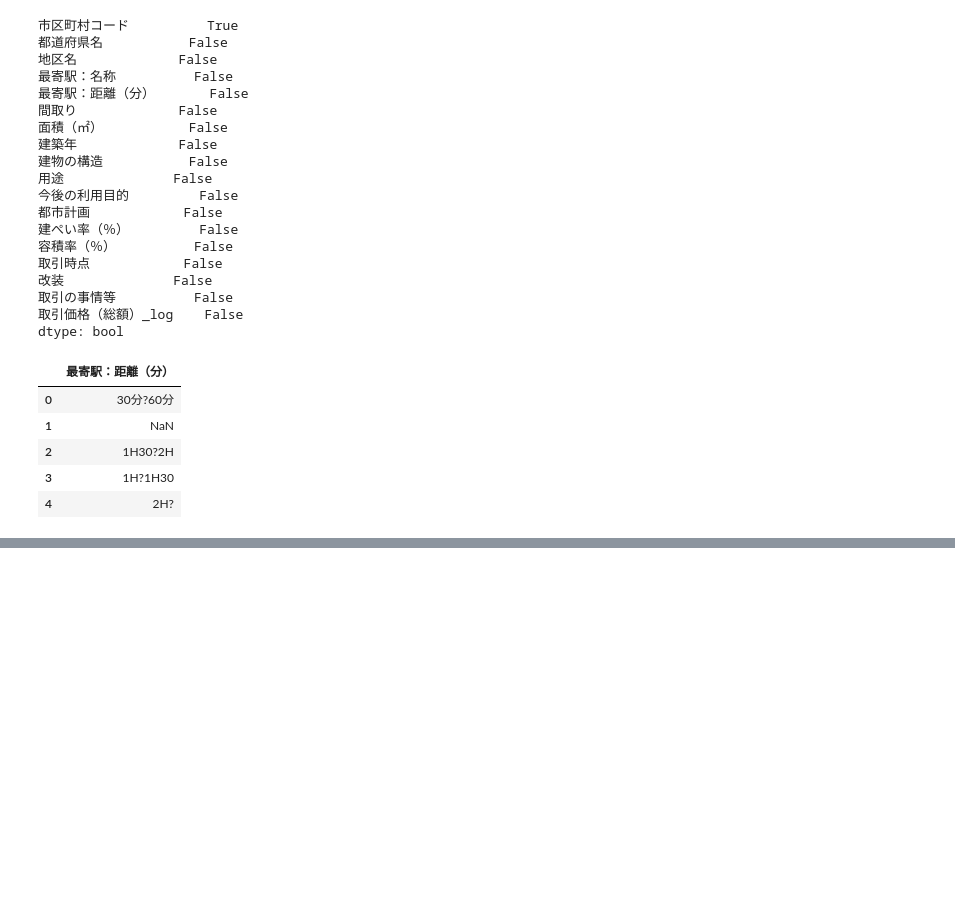
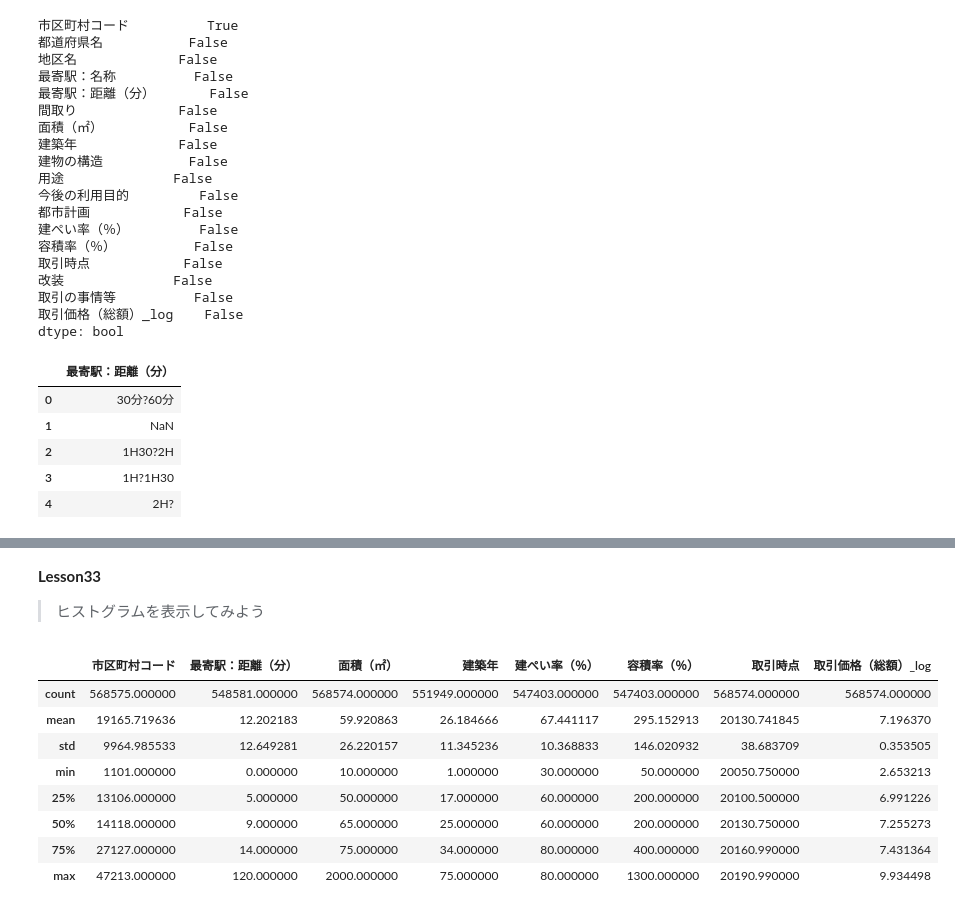
Before and after one commit to KJR020/Nishika_tutorial, a Jupyter notebook: Nishika_tutorial.ipynb, the cells around one changed output, grey strips where cells are left out. Saved outputs shown, nothing was run; the diff lists cells and outputs as text; code cells hidden in the pictures; blank space fills up the shorter version.

```diff
--- a/Nishika_tutorial.ipynb
+++ b/Nishika_tutorial.ipynb
@@ -253,0 +389,15 @@ Name: 面積（㎡）, Length: 568575, dtype: float64
+# %% [markdown]
+**Lesson33**
+> ヒストグラムを表示してみよう
+# %%
+df.describe()
+# %% [output]
+|  | 市区町村コード | 最寄駅：距離（分） | 面積（㎡） | 建築年 | 建ぺい率（％） | 容積率（％） | 取引時点 | 取引価格（総額）_log |
+| count | 568575.000000 | 548581.000000 | 568574.000000 | 551949.000000 | 547403.000000 | 547403.000000 | 568574.000000 | 568574.000000 |
+| mean | 19165.719636 | 12.202183 | 59.920863 | 26.184666 | 67.441117 | 295.152913 | 20130.741845 | 7.196370 |
+| std | 9964.985533 | 12.649281 | 26.220157 | 11.345236 | 10.368833 | 146.020932 | 38.683709 | 0.353505 |
+| min | 1101.000000 | 0.000000 | 10.000000 | 1.000000 | 30.000000 | 50.000000 | 20050.750000 | 2.653213 |
+| 25% | 13106.000000 | 5.000000 | 50.000000 | 17.000000 | 60.000000 | 200.000000 | 20100.500000 | 6.991226 |
+| 50% | 14118.000000 | 9.000000 | 65.000000 | 25.000000 | 60.000000 | 200.000000 | 20130.750000 | 7.255273 |
+| 75% | 27127.000000 | 14.000000 | 75.000000 | 34.000000 | 80.000000 | 400.000000 | 20160.990000 | 7.431364 |
+| max | 47213.000000 | 120.000000 | 2000.000000 | 75.000000 | 80.000000 | 1300.000000 | 20190.990000 | 9.934498 |
```
Also changed, not shown: parts of 18 cells of this notebook.
